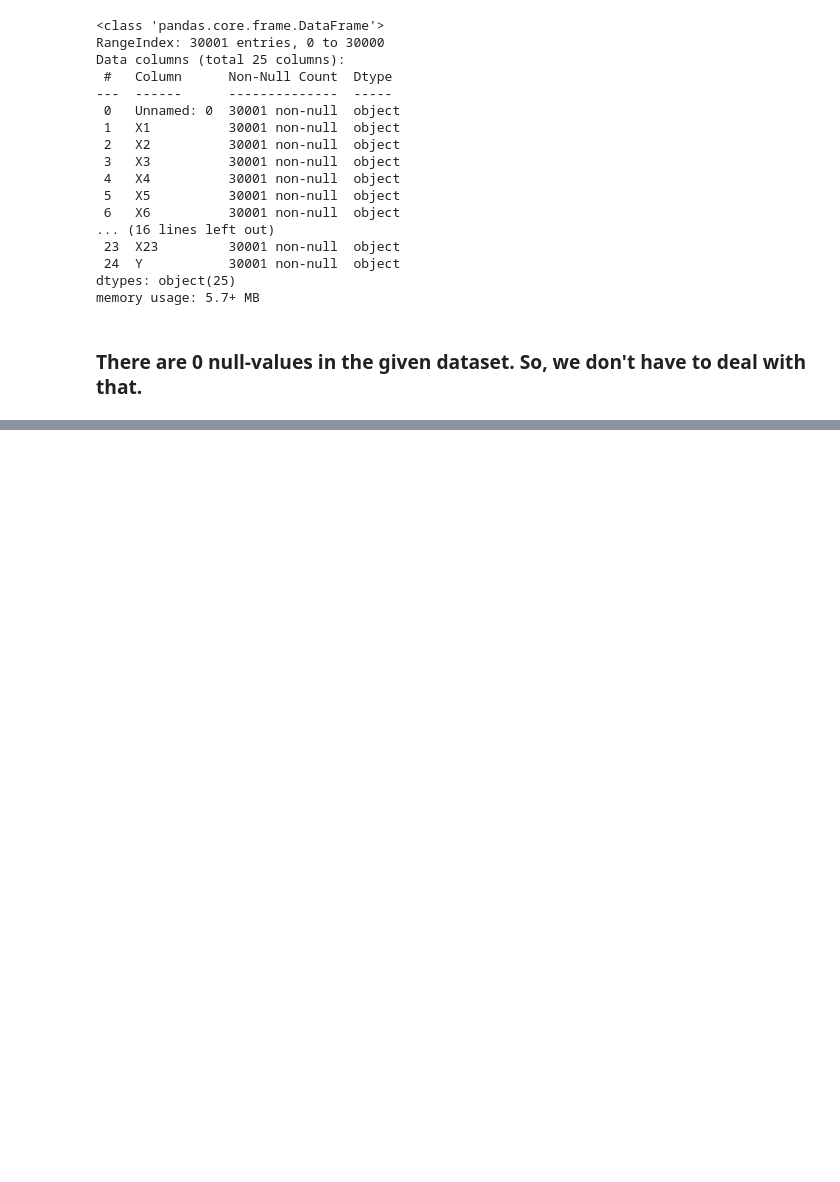
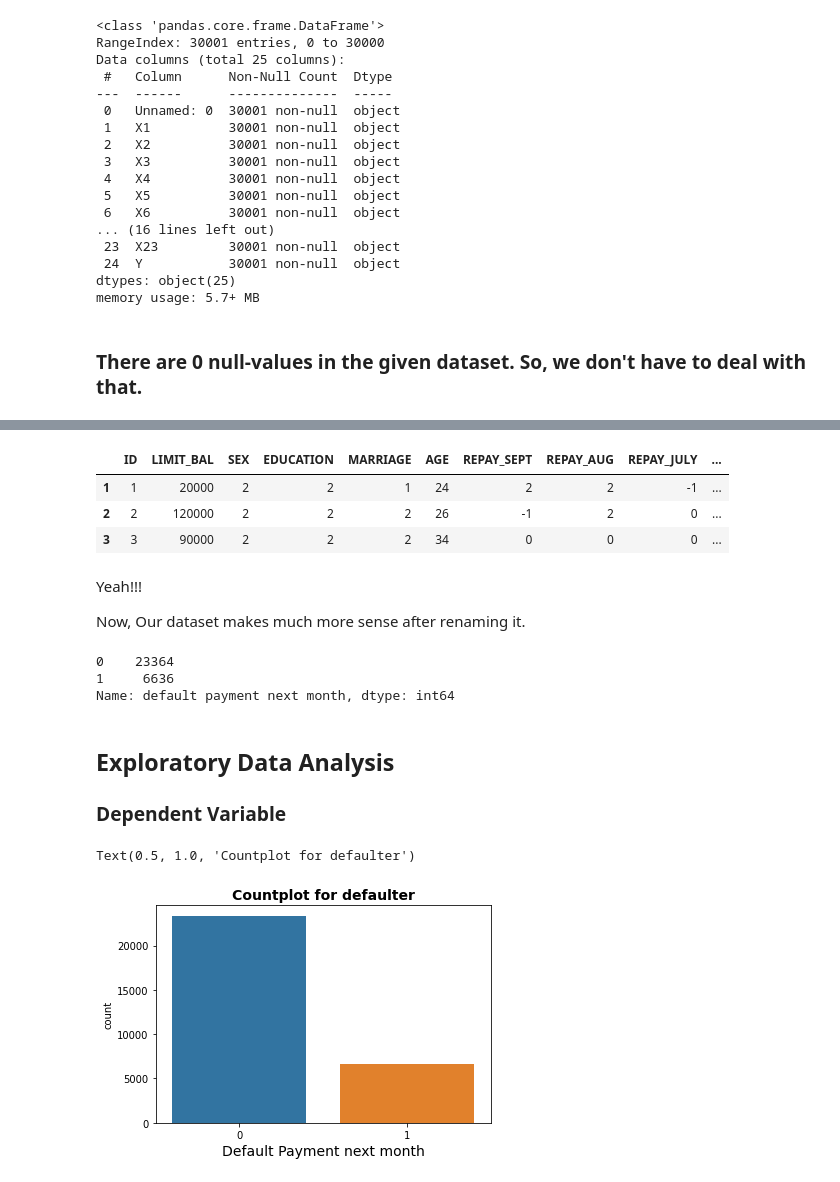
Before and after one commit to Mdanish2020/Credit_card_default_prediction, a Jupyter notebook: ML_Capstone(Classification)Credit_Card_Default_Prediction.ipynb, the cells around one changed output, grey strips where cells are left out. Saved outputs shown, nothing was run; the diff lists cells and outputs as text; code cells hidden in the pictures; blank space fills up the shorter version.

```diff
--- a/ML_Capstone(Classification)Credit_Card_Default_Prediction.ipynb
+++ b/ML_Capstone(Classification)Credit_Card_Default_Prediction.ipynb
@@ -80,0 +85,10 @@ memory usage: 5.7+ MB
+# %%
+# Creating variable with the help of index 0
+column_names = list(cred_df.iloc[0].values)
+# droping first row
+cred_df.drop(index = cred_df.index[0],axis = 0, inplace = True)
+# Reset the columns
+cred_df = cred_df.set_axis(column_names,axis = 1)
+# Changing the data-types of each features
+cred_df = cred_df.astype('int')
+cred_df.head(3)
@@ -102,0 +144,36 @@ cred_df.head(3)
+# %%
+# renaming features
+cred_df.rename(columns={'PAY_0':'REPAY_SEPT','PAY_2':'REPAY_AUG','PAY_3':'REPAY_JULY','PAY_4':'REPAY_JUNE','PAY_5':'REPAY_MAY','PAY_6':'REPAY_APRIL',
+                        'BILL_AMT1':'BILL_AMT_SEPT','BILL_AMT2':'BILL_AMT_AUG','BILL_AMT3':'BILL_AMT_JULY','BILL_AMT4':'BILL_AMT_JUNE','BILL_AMT5':'BILL_AMT_MAY','BILL_AMT6':'BILL_AMT_APRIL',
+                        'PAY_AMT1':'PAY_AMT_SEPT','PAY_AMT_2':'PAY_AMT_AUG','PAY_AMT3':'PAY_AMT_JULY','PAY_AMT4':'PAY_AMT_JUNE','PAY_AMT5':'PAY_AMT_MAY','PAY_AMT_6':'PAY_AMT_APRIL'}
+                        ,inplace = True)
+# %%
+cred_df.head(3)
+# %% [output]
+|  | ID | LIMIT_BAL | SEX | EDUCATION | MARRIAGE | AGE | REPAY_SEPT | REPAY_AUG | REPAY_JULY | ... |
+| 1 | 1 | 20000 | 2 | 2 | 1 | 24 | 2 | 2 | -1 | ... |
+| 2 | 2 | 120000 | 2 | 2 | 2 | 26 | -1 | 2 | 0 | ... |
+| 3 | 3 | 90000 | 2 | 2 | 2 | 34 | 0 | 0 | 0 | ... |
+# %% [markdown]
+Yeah!!!
+
+Now, Our dataset makes much more sense after renaming it.
+# %%
+# Total counts of customers default payment
+cred_df['default payment next month'].value_counts()
+# %% [output]
+0    23364
+1     6636
+Name: default payment next month, dtype: int64
+# %% [markdown]
+## **Exploratory Data Analysis**
+
+### **Dependent Variable**
+# %%
+# Visualizing defaulters
+sns.countplot(x = cred_df['default payment next month'])
+plt.xlabel('Default Payment next month',fontsize = 14)
+plt.title('Countplot for defaulter',fontweight = 'bold',fontsize = 14)
+# %% [output]
+Text(0.5, 1.0, 'Countplot for defaulter')
+[figure, added]
```
Also changed, not shown: parts of 9 cells of this notebook.
